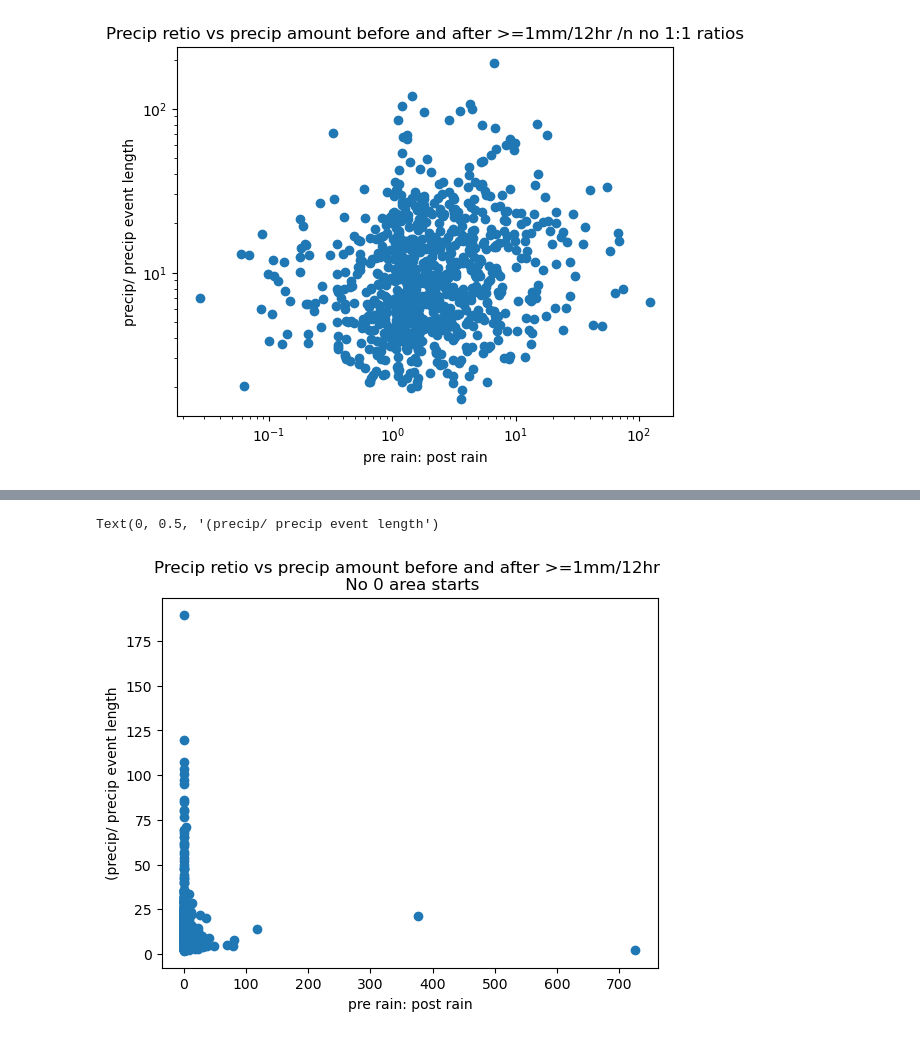
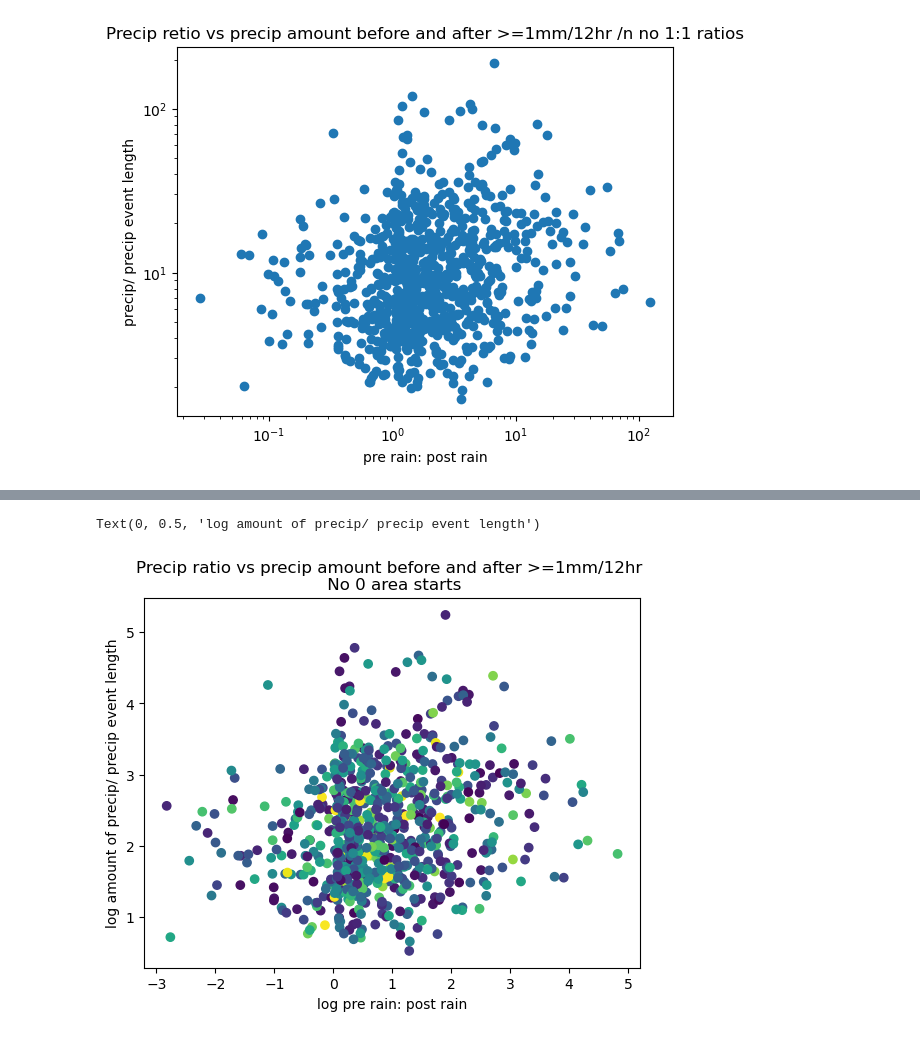
Before and after one commit to mccabete/precip, a Jupyter notebook: jim_figure_and_exp_plots.ipynb, the cells around one changed output, grey strips where cells are left out. Cells and saved outputs as stored; diff of their text form; code cells hidden in the pictures.

```diff
--- a/jim_figure_and_exp_plots.ipynb
+++ b/jim_figure_and_exp_plots.ipynb
@@ -141,6 +141,8 @@ plt.plot(tmp2.t, tmp2.precipitation)
 ### Jim's sampling scheme (rain before and after event)
 
 thresh = 1
+
+min_number = 1
 
 fires.loc[:, f"precip_over_{str(thresh)}"] = fires.precipitation >= thresh
 # Odd: fine, no need to go back 24 hours pd.Timedelta(hours = 36) % pd.Timedelta(hours = 12)
@@ -458,13 +481,5 @@ Text(0, 0.5, 'precip/ precip event length')
 # %%
-# foo = test[['ratio', "UfireID"]].groupby("ratio").count()
-
-# plt.scatter(foo.index, foo.UfireID)
-
-
-no_starting_zero_growth = test.before_sample_fire_area > 1
-
-### need to check for "fire was not growing, then rain, then more fire
-plt.title(f"Precip retio vs precip amount before and after >={thresh}mm/12hr \n No 0 area starts")
-plt.scatter(test[no_starting_zero_growth].ratio, test[no_starting_zero_growth].precip_sum/test[no_starting_zero_growth].len_precip)
-plt.xlabel("pre rain: post rain")
-plt.ylabel("(precip/ precip event length")
+# plt.title(f" >={thresh}mm/12hr ")
+# plt.scatter(test.after_sample_fire_area/test.before_sample_fire_area, test.precip_sum/test.len_precip)
+# plt.xlabel("post rain : pre rain")
+# plt.ylabel("(precip/ precip event length")
@@ -474,11 +486,11 @@ Text(0, 0.5, '(precip/ precip event length')
 # %%
-plt.title(f"Precip retio vs precip amount before and after >={thresh}mm/12hr \n No 0 area starts")
-plt.scatter(test[no_starting_zero_growth].after_sample_fire_area, test[no_starting_zero_growth].precip_sum/test[no_starting_zero_growth].len_precip)
-plt.xlabel("pre rain: post rain")
-plt.ylabel("(precip/ precip event length")
+plt.title(f"Precip ratio vs precip amount before and after >={thresh}mm/12hr \n No 0 area starts")
+plt.scatter(np.log(test[no_starting_zero_growth].ratio), np.log(test[no_starting_zero_growth].precip_sum/test[no_starting_zero_growth].len_precip), c = test[no_starting_zero_growth].fire_t_len_12_hours)
+plt.xlabel("log pre rain: post rain")
+plt.ylabel("log amount of precip/ precip event length")
 # %% [output]
-Text(0, 0.5, '(precip/ precip event length')
+Text(0, 0.5, 'log amount of precip/ precip event length')
-[figure, old version]
+[figure, new version]
 # %%
 # # def try_jims_sampleing_method(df, thresh):
 # #     df = df[df.fr_active_status.isin(["post_fire", "during_fire"])] ## exclude precip before see fire
```
Also changed, not shown: parts of 7 cells of this notebook.
